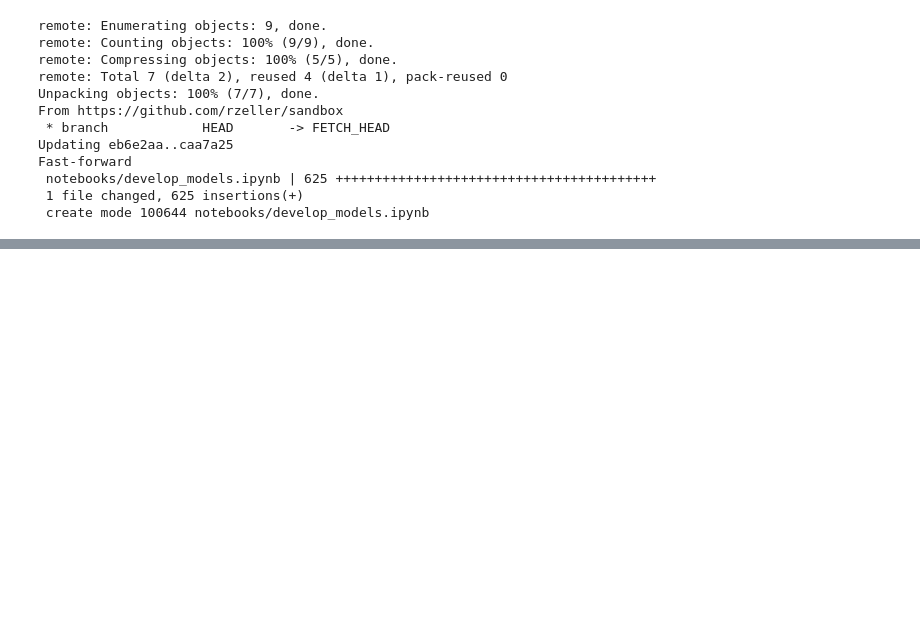
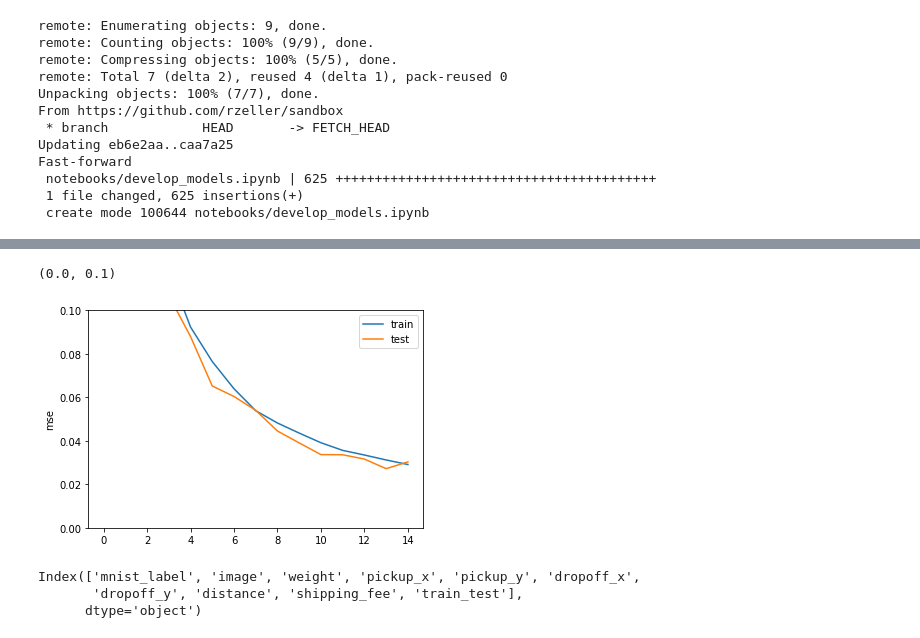
Before and after one commit to rzeller/sandbox, a Jupyter notebook: notebooks/develop_models.ipynb, the cells around one changed output, grey strips where cells are left out. Cells and saved outputs as stored; diff of their text form; code cells hidden in the pictures; blank space fills up the shorter version.

Commit message:
worked on developing models

```diff
--- a/notebooks/develop_models.ipynb
+++ b/notebooks/develop_models.ipynb
@@ -125,4 +123,0 @@ plt.ylim([0.975, 1])
-# %%
-#create mlp
-model = Sequential()
-model.add(Dense(128, input_size=()))
@@ -128,0 +203,16 @@ model.add(Dense(128, input_size=()))
+# %%
+from matplotlib import pylab as plt
+plt.plot(history.history['mse'], label='train')
+plt.plot(history.history['val_mse'], label='test')
+plt.legend(loc='best')
+plt.ylabel('mse')
+plt.ylim([0, .1])
+# %% [output]
+(0.0, 0.1)
+[figure, added]
+# %%
+df.columns
+# %% [output]
+Index(['mnist_label', 'image', 'weight', 'pickup_x', 'pickup_y', 'dropoff_x',
+       'dropoff_y', 'distance', 'shipping_fee', 'train_test'],
+      dtype='object')
```
Also changed, not shown: parts of 13 cells of this notebook, 2 other files.
